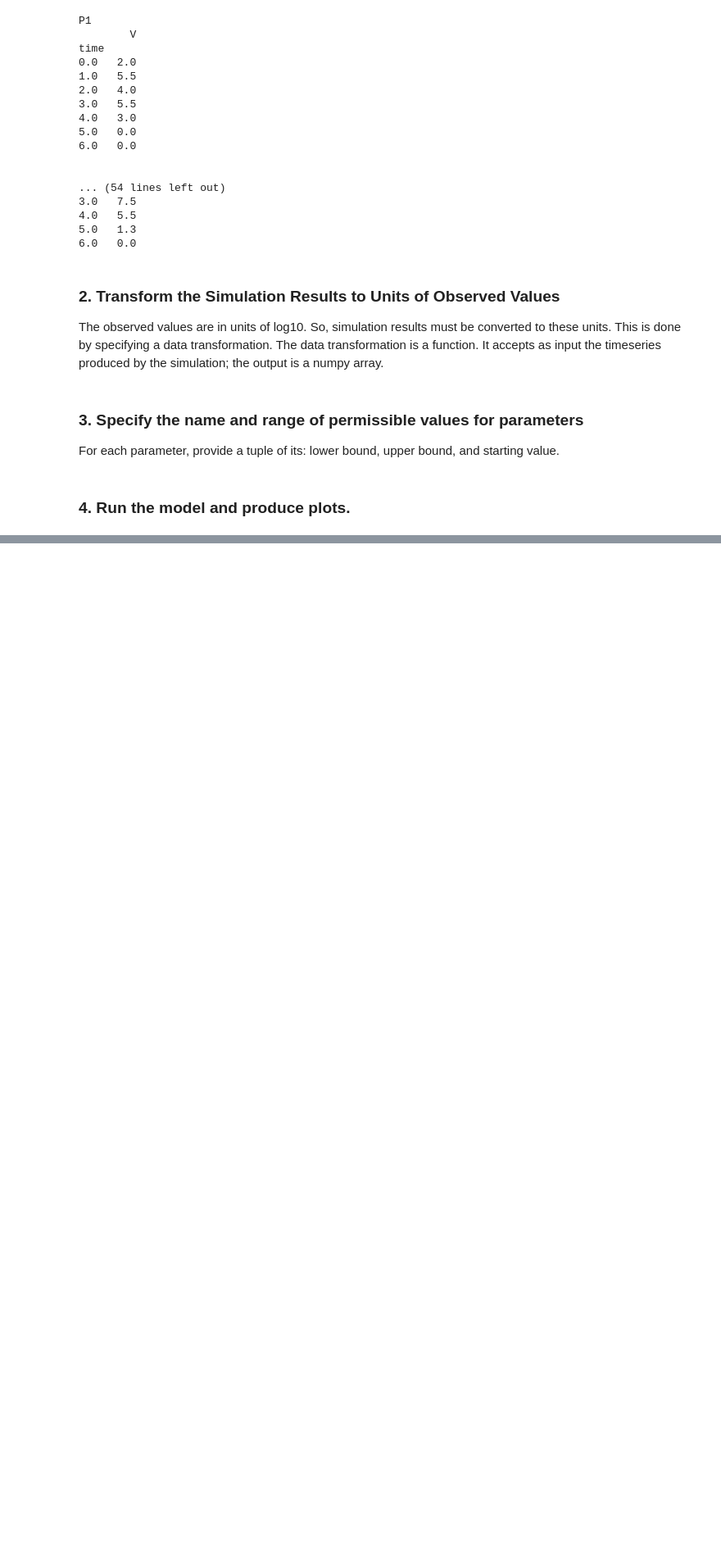
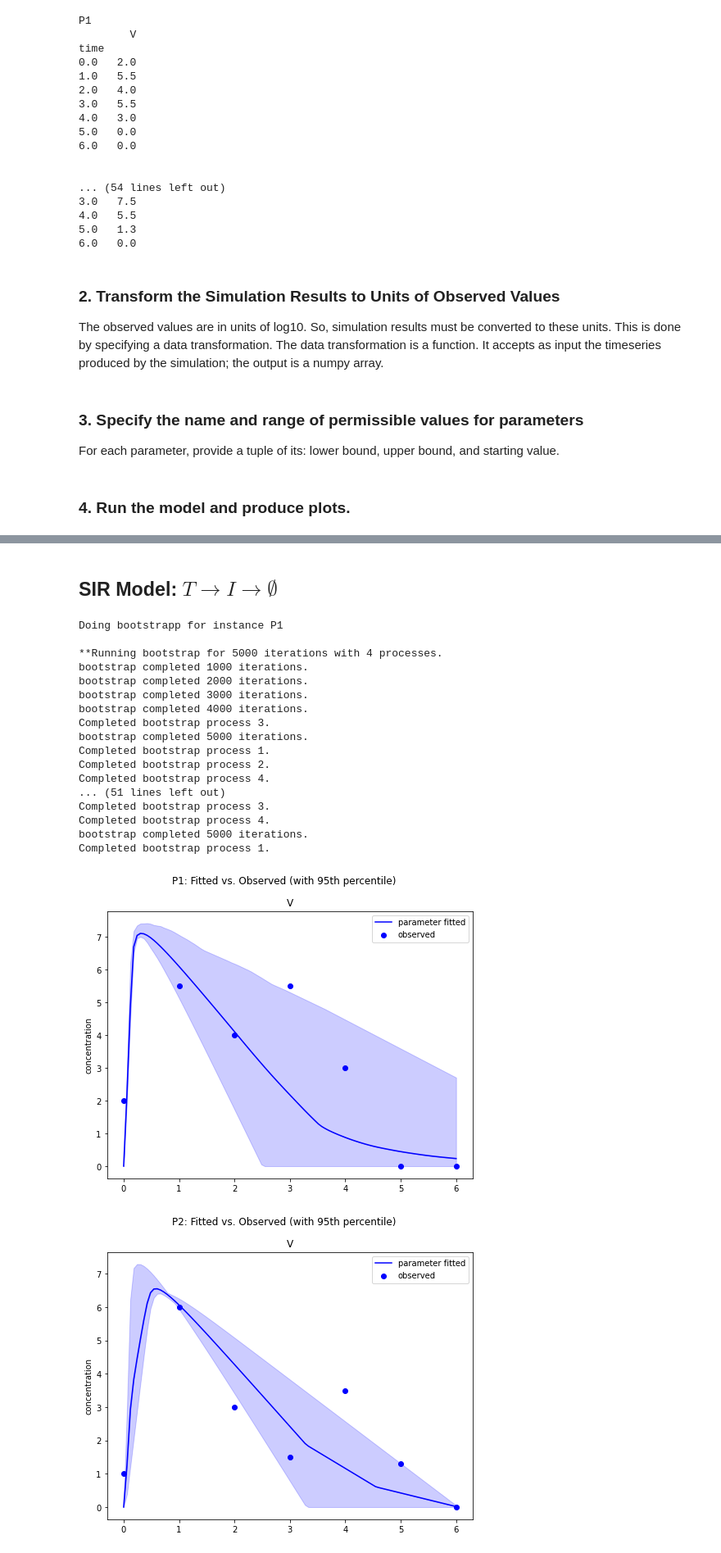
Before and after one commit to sys-bio/SBstoat, a Jupyter notebook: examples/virus/virus_analysis.ipynb, the cells around one changed output, grey strips where cells are left out. Shown at 82% size. Saved outputs shown, nothing was run; the diff lists cells and outputs as text; code cells hidden in the pictures; blank space fills up the shorter version.

```diff
--- a/examples/virus/virus_analysis.ipynb
+++ b/examples/virus/virus_analysis.ipynb
@@ -219,0 +238,58 @@ KeyboardInterrupt
+# %% [markdown]
+## SIR Model: $T \rightarrow I \rightarrow \emptyset$
+# %%
+SIR_MODEL  = '''
+    // Equations
+    E1: T -> I ; beta*T*V ; // Target cells to exposed
+    E3: -> V ; p*I ;        // Virus production by infected cells
+    E4: V -> ; c*V ;        // Virus clearance
+    E5: I -> ; delta*I      // Death of infected cells
+
+    // Parameters - from the Influenza article,
+
+    beta = 3.2e-5;  // rate of transition of target(T) to exposed(E) cells, in units of 1/[V] * 1/day
+    kappa = 4.0;    // rate of transition from exposed(E) to infected(I) cells, in units of 1/day
+    delta = 5.2;    // rate of death of infected cells(I), in units of 1/day
+    p = 4.6e-2;     // rate virus(V) producion by infected cells(I), in units of [V]/day
+    c = 5.2;        // rate of virus clearance, in units of 1/day
+
+    // Initial conditions
+    T = 4E+8 // estimate of the total number of susceptible epithelial cells
+             // in upper respiratory tract)
+    I = 0
+    V = 0.75 // the dose of virus in TCID50 in Influenza experiment; could be V=0 and I = 20 instead for a natural infection
+
+'''
+# %%
+dirStudyPath = os.path.join(DIR, "SIRModelFitters")
+
+# Study of model fitting
+study = ModelStudy(SIR_MODEL, dataSources,
+                  parameterDct=parameterDct,
+                  dirStudyPath=dirStudyPath,
+                  fittedDataTransformDct={"V": transformDataArr},
+                  isSerialized=IS_SERIALIZED)
+
+study.bootstrap(numIteration=5000)
+study.plotFitAll()
+study.plotParameterEstimates()
+# %% [output]
+Doing bootstrapp for instance P1
+
+**Running bootstrap for 5000 iterations with 4 processes.
+bootstrap completed 1000 iterations.
+bootstrap completed 2000 iterations.
+bootstrap completed 3000 iterations.
+bootstrap completed 4000 iterations.
+Completed bootstrap process 3.
+bootstrap completed 5000 iterations.
+Completed bootstrap process 1.
+Completed bootstrap process 2.
+Completed bootstrap process 4.
+... (51 lines left out)
+Completed bootstrap process 3.
+Completed bootstrap process 4.
+bootstrap completed 5000 iterations.
+Completed bootstrap process 1.
+[figure, added]
+[figure, added]
```
Also changed, not shown: parts of 5 cells of this notebook, 1 other file.
